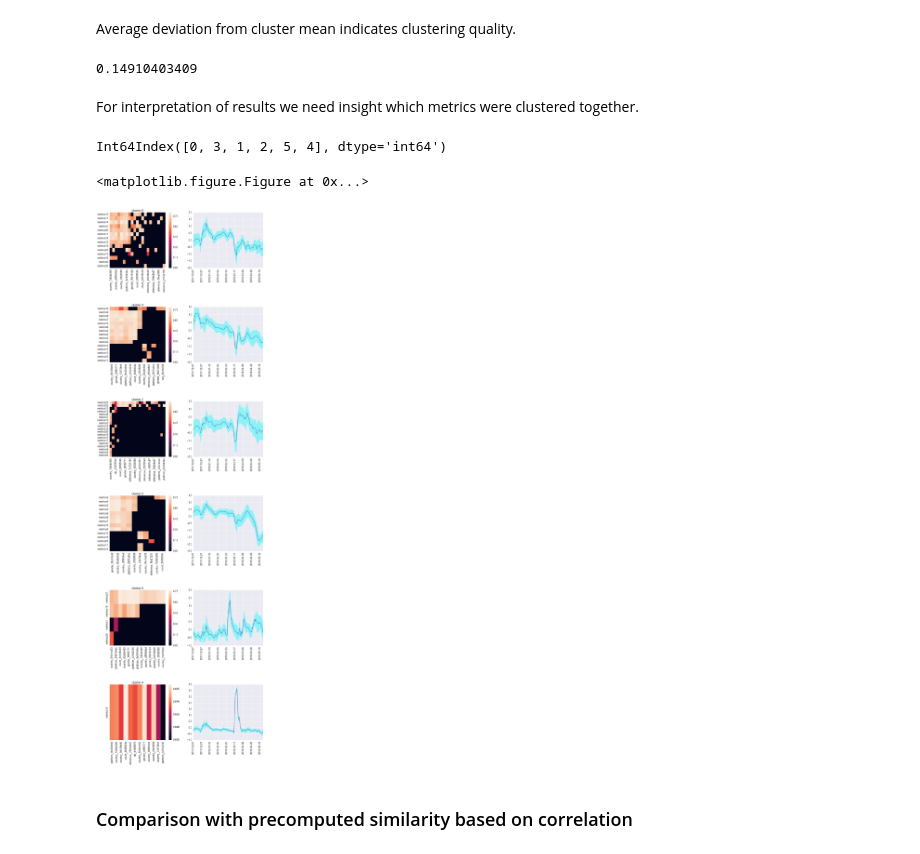
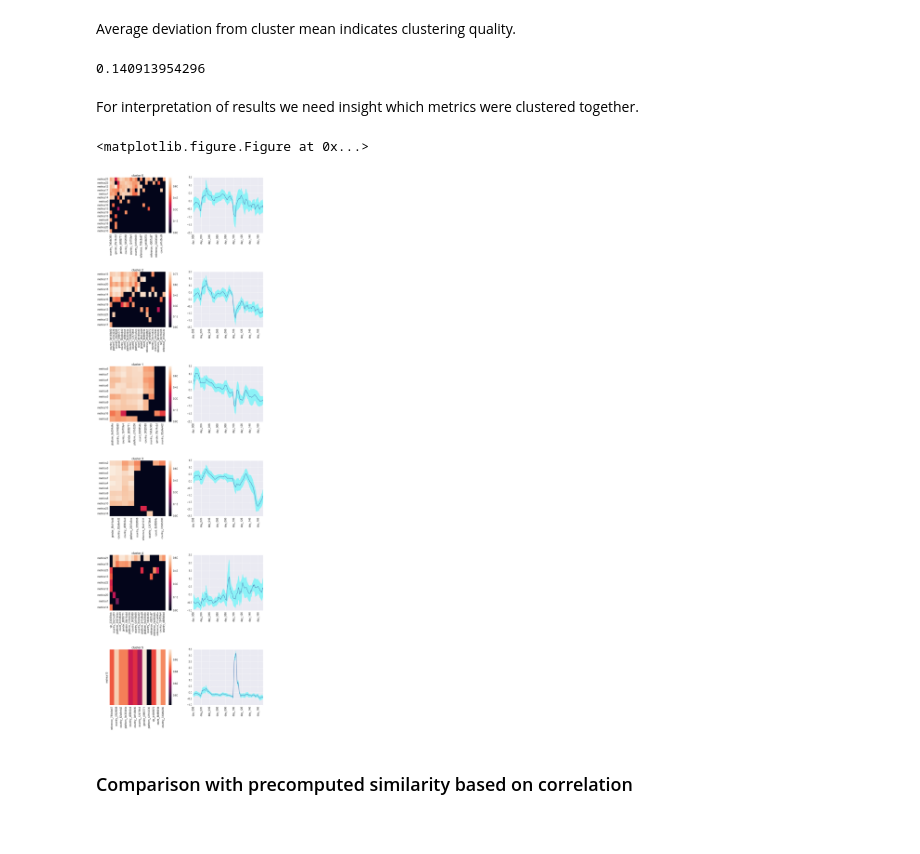
Before and after one commit to metterlein/spectral_clustering, a Jupyter notebook: notebooks/Real Data Example.ipynb, the cells around one changed output. Drawn from its saved outputs; the diff is of its cells as text; code cells hidden in the pictures.

```diff
--- a/notebooks/Real Data Example.ipynb
+++ b/notebooks/Real Data Example.ipynb
@@ -115,9 +117,9 @@ def cluster_scores(df_metrics, clusters, df_total_r7):
 ### Load Data
 # %%
 df_total_masked =  pd.read_csv('../data/df_masked.csv', index_col=0).sort_index()
-df_total_r7 = (((df_total_masked)).rolling(7).mean().dropna())
+data = (((df_total_masked)).rolling(7).mean().dropna())
 # clean data (remove all zero lines)
-df_total_r7 = df_total_r7.loc[:,df_total_r7.corr().count()>0]
+data = data.loc[:,data.corr().count()>0]
 # %% [markdown]
 ### Spectral Clustering with Radial Basis Similarity
 # %% [markdown]
@@ -136,10 +138,10 @@ ax.set_ybound(D[25], -D[25])
 # %% [markdown]
 Perform Spectral Clustering with Radial Basis Function similarity. We evaluate in the following the resulting similarity matrix and the cluster assignment.
 # %%
-sc = SpectralClustering(n_clusters=6, affinity='rbf', gamma=1/(np.linalg.norm(df_total_r7)))
-df_rbf = pd.DataFrame({'assignment': sc.fit_predict(df_total_r7.T)}, index =df_total_r7.columns)
-similarity = pd.DataFrame(generate_laplacian(pd.DataFrame(sc.affinity_matrix_)), index =df_total_r7.columns,
-                                                columns=df_total_r7.columns)
-df_metrics, clusters, weights = compute_cluster_frames(df_rbf, df_total_r7, similarity)
+sc = SpectralClustering(n_clusters=6, affinity='rbf', gamma=0.01, n_init=100)
+df_rbf = pd.DataFrame({'assignment': sc.fit_predict(data.T)}, index =data.columns)
+similarity = pd.DataFrame(generate_laplacian(pd.DataFrame(sc.affinity_matrix_)), index =data.columns,
+                                                columns=data.columns)
+df_metrics, clusters, weights = compute_cluster_frames(df_rbf, data, similarity)
 df_rbf.assignment.value_counts()
 # %% [output]
@@ -162,19 +164,17 @@ compare_ordering(df_rbf, pd.DataFrame(sc.affinity_matrix_,index=similarity.index
 # %% [markdown]
 Average deviation from cluster mean indicates clustering quality.
 # %%
-avg_cluster_variance = cluster_scores(df_metrics, clusters, df_total_r7)
+avg_cluster_variance = cluster_scores(df_metrics, clusters, data)
 print(avg_cluster_variance)
 # %% [output]
-0.14910403409
+0.140913954296
 # %% [markdown]
 For interpretation of results we need insight which metrics were clustered together.
 # %%
-df_metrics, clusters = show_clusters(df_metrics, clusters, weights, df_total_r7)
-clusters
+df_metrics, clusters = show_clusters(df_metrics, clusters, weights, data)
 # %% [output]
-Int64Index([0, 3, 1, 2, 5, 4], dtype='int64')
+<matplotlib.figure.Figure at 0x...>
-<matplotlib.figure.Figure at 0x...>
-[figure, old version]
+[figure, new version]
 # %% [markdown]
 ### Comparison with precomputed similarity based on correlation
 # %%
```
Also changed, not shown: parts of 10 cells of this notebook, 1 other file.
